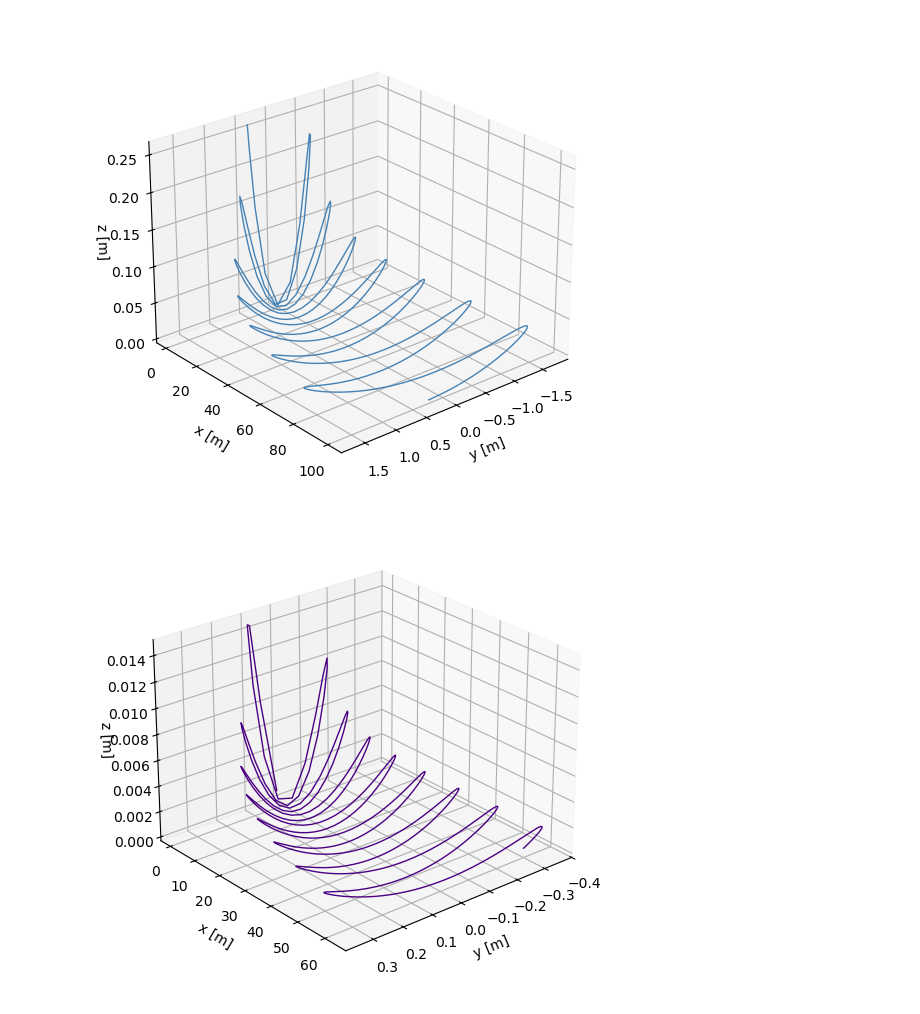
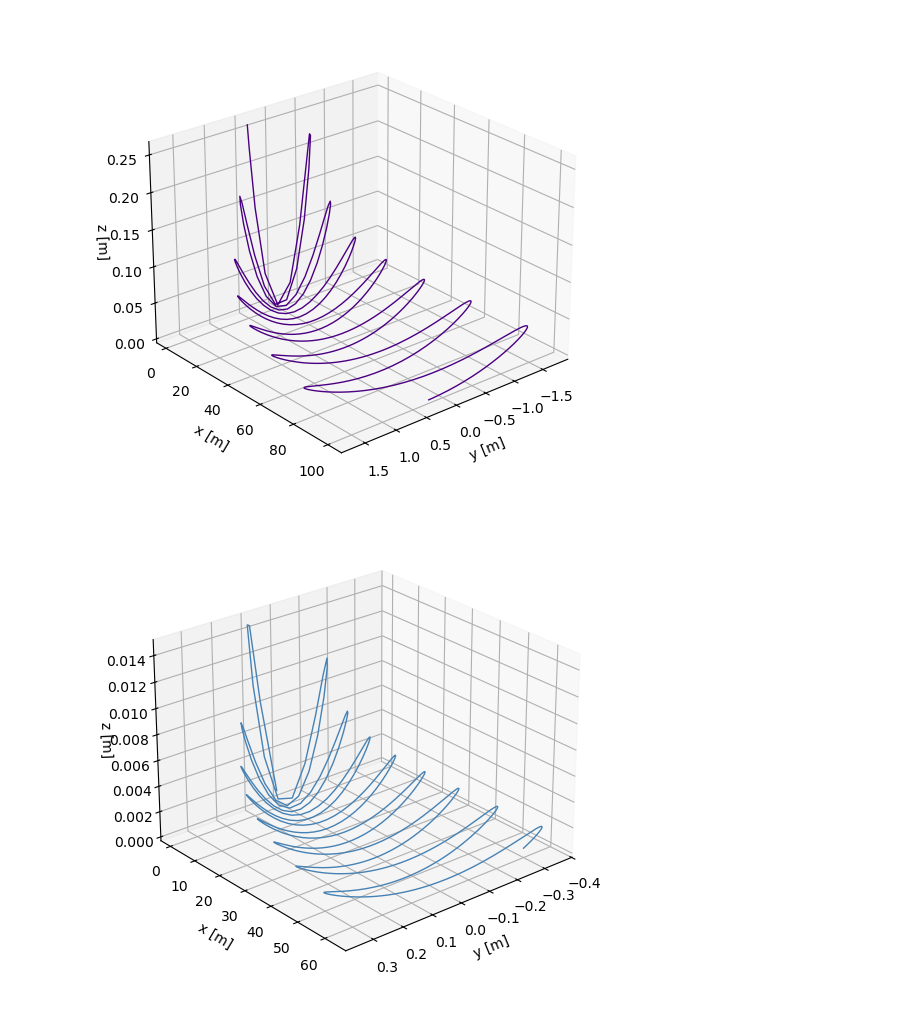
Before and after one commit to w-maks/Numerical-Cone, a Jupyter notebook: plots.ipynb, the cells around one changed output. Cells and saved outputs as stored; diff of their text form; code cells hidden in the pictures.

```diff
--- a/plots.ipynb
+++ b/plots.ipynb
@@ -53,7 +53,7 @@ from mpl_toolkits.mplot3d import Axes3D
 fig = plt.figure(figsize=(8, 6))
 ax = fig.add_subplot(111, projection='3d')
 
-ax.plot(df_x1['y'], df_x1['x'], df_x1['z'], color='steelblue', linewidth=1)
+ax.plot(df_x1['y'], df_x1['x'], df_x1['z'], color='indigo', linewidth=1)
 
 ax.set_xlabel("y [m]")
 ax.set_ylabel("x [m]")
@@ -62,19 +62,19 @@ ax.set_zlabel("z [m]", labelpad=0.5)
 ax.view_init(elev=25, azim=50)
 plt.show()
 # %% [output]
-[figure, old version]
+[figure, new version]
 # %%
 fig = plt.figure(figsize=(8, 6))
 ax = fig.add_subplot(111, projection='3d')
 
-ax.plot(df_x2['y'], df_x2['x'], df_x2['z'], color='indigo', linewidth=1)
+ax.plot(df_x2['y'], df_x2['x'], df_x2['z'], color='steelblue', linewidth=1)
 
 ax.set_xlabel("y [m]")
 ax.set_ylabel("x [m]")
 ax.set_zlabel("z [m]", labelpad=0.5)
 
 ax.view_init(elev=25, azim=50)
 plt.show()
 # %% [output]
-[figure, old version]
+[figure, new version]
 # %%
```
Also changed, not shown: parts of 4 cells of this notebook.
